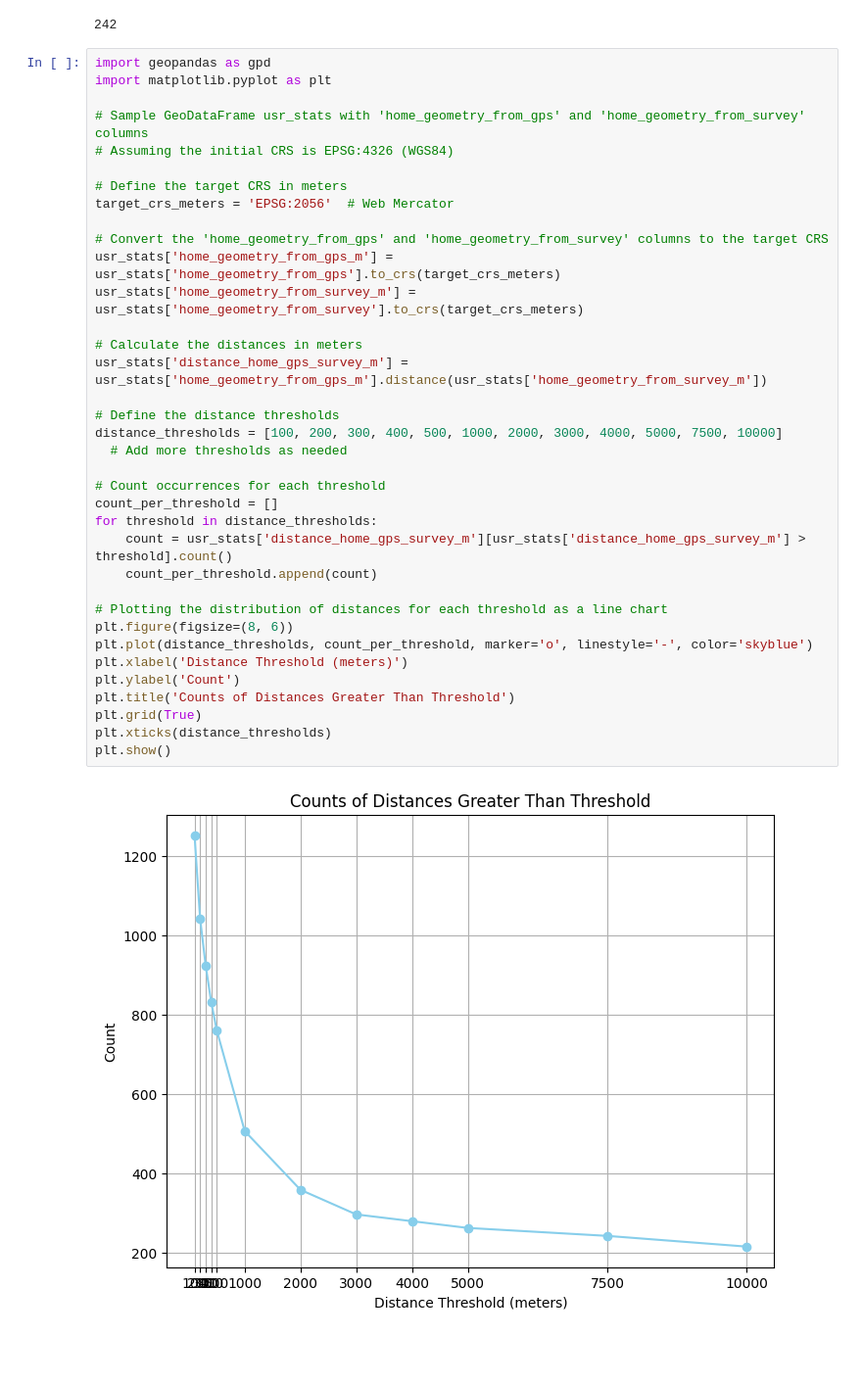
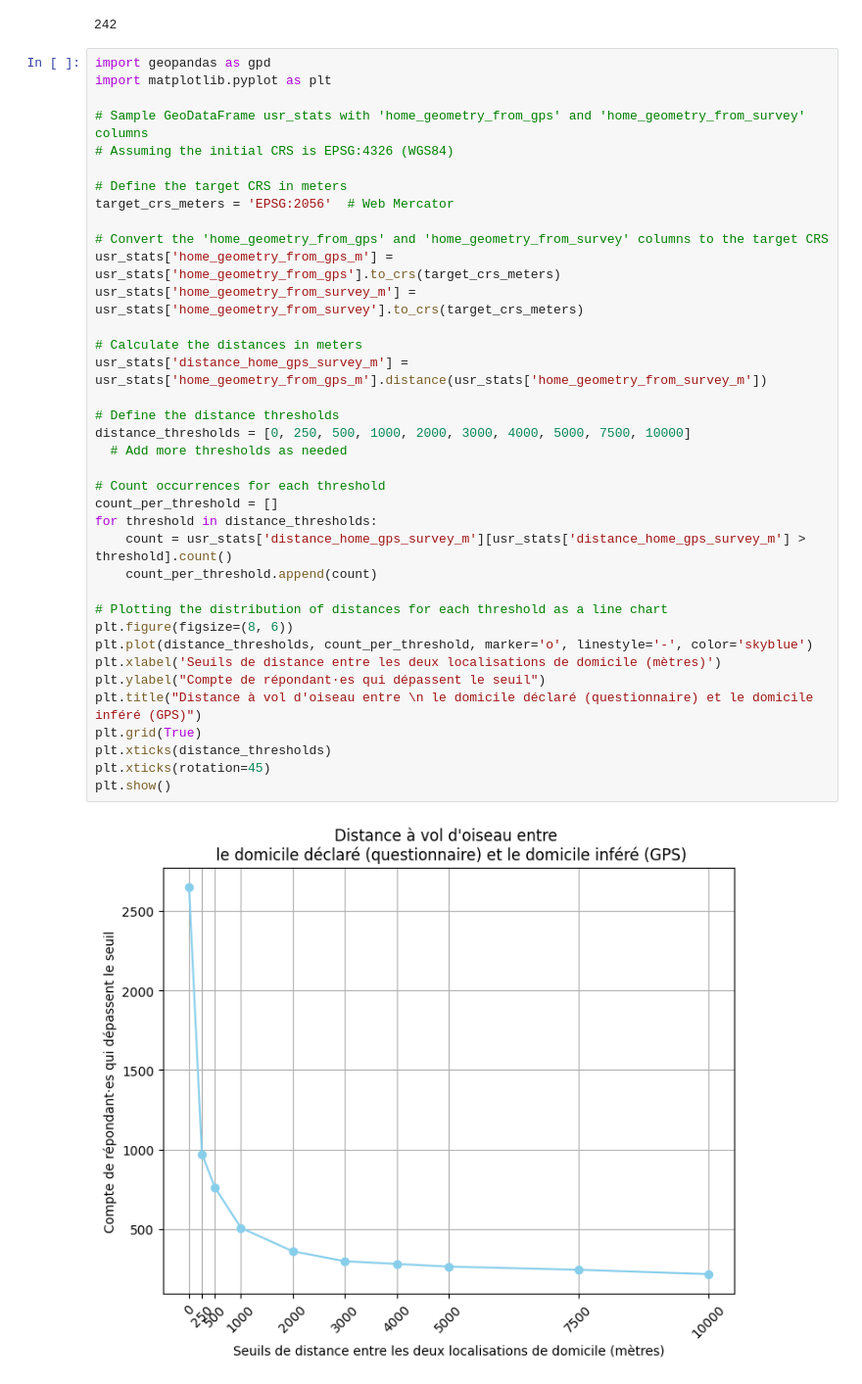
Before and after one commit to meschultheiss/Feuille-de-route-GPS, a Jupyter notebook: Notebooks/user_statistics.ipynb, the cells around one changed output. Shown: that part at 98% size. Drawn from its saved outputs; the diff is of its cells as text; blank space fills up the shorter version.

```diff
--- a/Notebooks/user_statistics.ipynb
+++ b/Notebooks/user_statistics.ipynb
@@ -477,35 +476,36 @@ import matplotlib.pyplot as plt
 
 # Sample GeoDataFrame usr_stats with 'home_geometry_from_gps' and 'home_geometry_from_survey' columns
 # Assuming the initial CRS is EPSG:4326 (WGS84)
 
 # Define the target CRS in meters
 target_crs_meters = 'EPSG:2056'  # Web Mercator
 
 # Convert the 'home_geometry_from_gps' and 'home_geometry_from_survey' columns to the target CRS
 usr_stats['home_geometry_from_gps_m'] = usr_stats['home_geometry_from_gps'].to_crs(target_crs_meters)
 usr_stats['home_geometry_from_survey_m'] = usr_stats['home_geometry_from_survey'].to_crs(target_crs_meters)
 
 # Calculate the distances in meters
 usr_stats['distance_home_gps_survey_m'] = usr_stats['home_geometry_from_gps_m'].distance(usr_stats['home_geometry_from_survey_m'])
 
 # Define the distance thresholds
-distance_thresholds = [100, 200, 300, 400, 500, 1000, 2000, 3000, 4000, 5000, 7500, 10000]
+distance_thresholds = [0, 250, 500, 1000, 2000, 3000, 4000, 5000, 7500, 10000]
   # Add more thresholds as needed
 
 # Count occurrences for each threshold
 count_per_threshold = []
 for threshold in distance_thresholds:
     count = usr_stats['distance_home_gps_survey_m'][usr_stats['distance_home_gps_survey_m'] > threshold].count()
     count_per_threshold.append(count)
 
 # Plotting the distribution of distances for each threshold as a line chart
 plt.figure(figsize=(8, 6))
 plt.plot(distance_thresholds, count_per_threshold, marker='o', linestyle='-', color='skyblue')
-plt.xlabel('Distance Threshold (meters)')
-plt.ylabel('Count')
-plt.title('Counts of Distances Greater Than Threshold')
+plt.xlabel('Seuils de distance entre les deux localisations de domicile (mètres)')
+plt.ylabel("Compte de répondant·es qui dépassent le seuil")
+plt.title("Distance à vol d'oiseau entre \n le domicile déclaré (questionnaire) et le domicile inféré (GPS)")
 plt.grid(True)
 plt.xticks(distance_thresholds)
+plt.xticks(rotation=45)
 plt.show()
 # %% [output]
-[figure, old version]
+[figure, new version]
```
Also changed, not shown: parts of 6 cells of this notebook, 2 other files.
